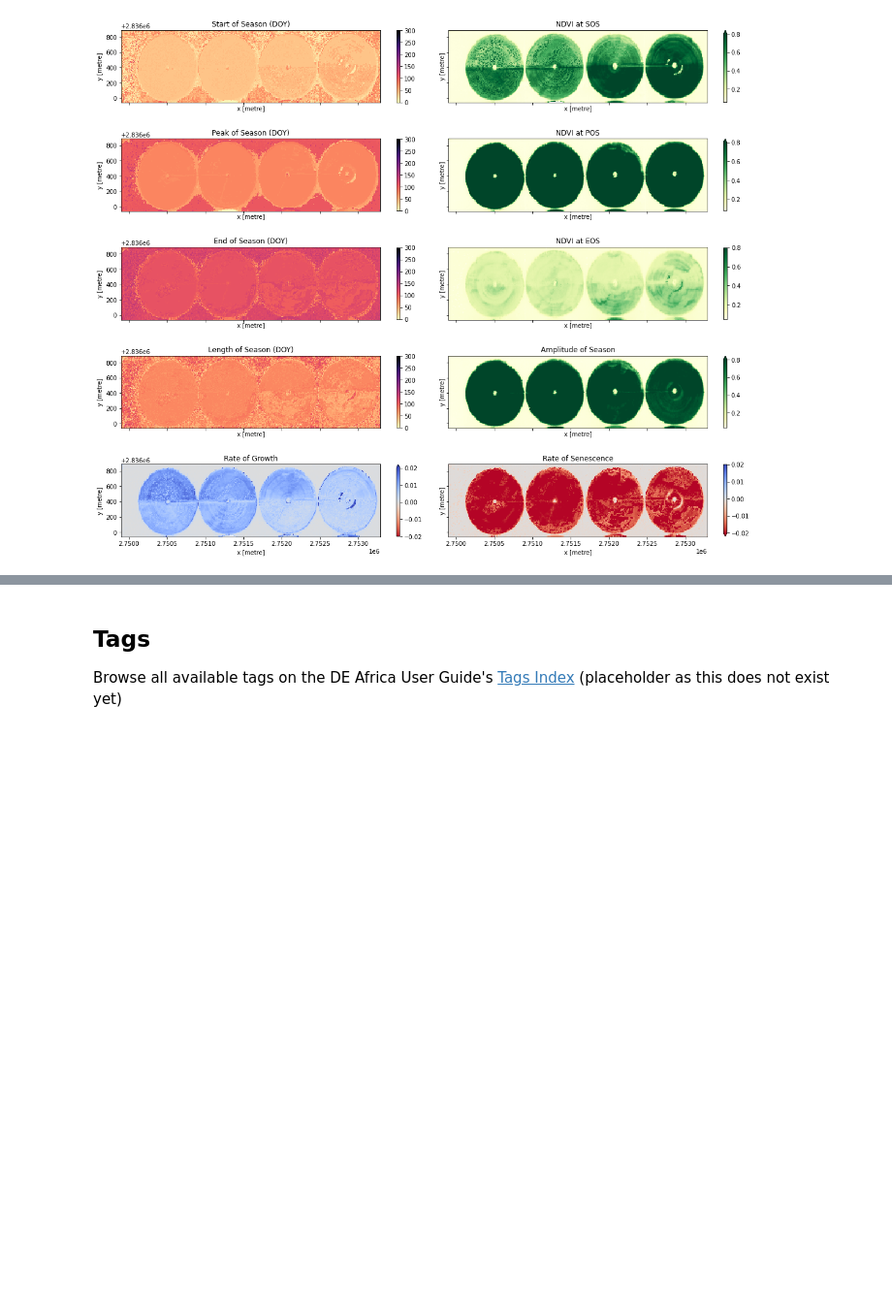
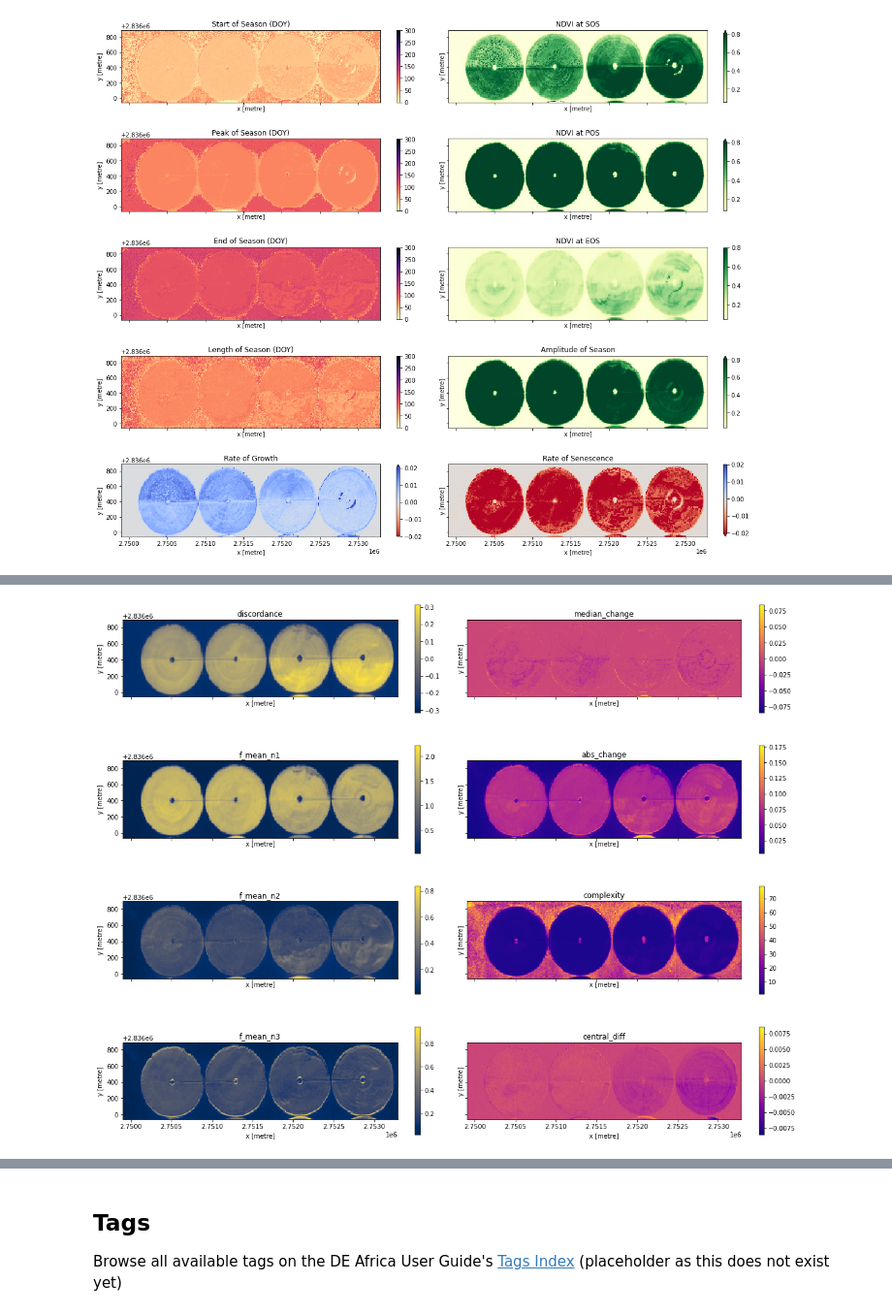
Before and after one commit to digitalearthafrica/deafrica-sandbox-notebooks, a Jupyter notebook: Frequently_used_code/Vegetation_phenology.ipynb, the cells around one changed output, grey strips where cells are left out. Shown at 97% size. Cells and saved outputs as stored; diff of their text form; code cells hidden in the pictures; blank space fills up the shorter version.

Commit message:
add generic temporal stats

```diff
--- a/Frequently_used_code/Vegetation_phenology.ipynb
+++ b/Frequently_used_code/Vegetation_phenology.ipynb
@@ -407,7 +400,7 @@ phen.vSOS.plot(ax=ax[0, 1],
                cmap='YlGn',
                vmax=0.8,
                cbar_kwargs=dict(shrink=cbar_size, label=None))
-ax[0, 1].set_title('NDVI at SOS')
+ax[0, 1].set_title(veg_proxy+' at SOS')
 
 # peak of season
 phen.POS.plot(ax=ax[1, 0],
@@ -420,7 +413,7 @@ phen.vPOS.plot(ax=ax[1, 1],
                cmap='YlGn',
                vmax=0.8,
                cbar_kwargs=dict(shrink=cbar_size, label=None))
-ax[1, 1].set_title('NDVI at POS')
+ax[1, 1].set_title(veg_proxy+' at POS')
 
 # end of season
 phen.EOS.plot(ax=ax[2, 0],
@@ -433,7 +426,7 @@ phen.vEOS.plot(ax=ax[2, 1],
                cmap='YlGn',
                vmax=0.8,
                cbar_kwargs=dict(shrink=cbar_size, label=None))
-ax[2, 1].set_title('NDVI at EOS')
+ax[2, 1].set_title(veg_proxy+' at EOS')
 
 # Length of Season
 phen.LOS.plot(ax=ax[3, 0],
@@ -471,0 +479,10 @@ plt.tight_layout();
+# %%
+statistics = ['discordance',
+             'f_mean',
+             'median_change',
+             'abs_change',
+             'complexity',
+             'central_diff']
+
+ts_stats = ts.temporal_statistics(ds.NDVI, statistics)
+print(ts_stats)
@@ -472,3 +507,33 @@ plt.tight_layout();
+# %%
+# set up figure
+fig, axes = plt.subplots(nrows=4,
+                       ncols=2,
+                       figsize=(16, 13),
+                       sharex=True,
+                       sharey=True)
+
+# set colorbar size
+cbar_size = 0.5
+
+# set aspect ratios
+for a in fig.axes:
+    a.set_aspect('equal')
+
+# set colorbar size
+cbar_size = 0.7
+stats = list(ts_stats.data_vars)
+
+#plot
+for ax,stat_1,stat_2 in zip(axes, stats[0:4], stats[4:8]):
+    ts_stats[stat_1].plot(ax=ax[0],cmap='cividis',cbar_kwargs=dict(shrink=cbar_size, label=None))
+    ax[0].set_title(stat_1)
+
+    ts_stats[stat_2].plot(ax=ax[1],cmap='plasma',cbar_kwargs=dict(shrink=cbar_size, label=None))
+    ax[1].set_title(stat_2)
+
+plt.tight_layout();
+# %% [output]
+[figure, added]
 # %% [markdown]
 ## Conclusions
 
```
Also changed, not shown: parts of 20 cells of this notebook, 1 other file.
